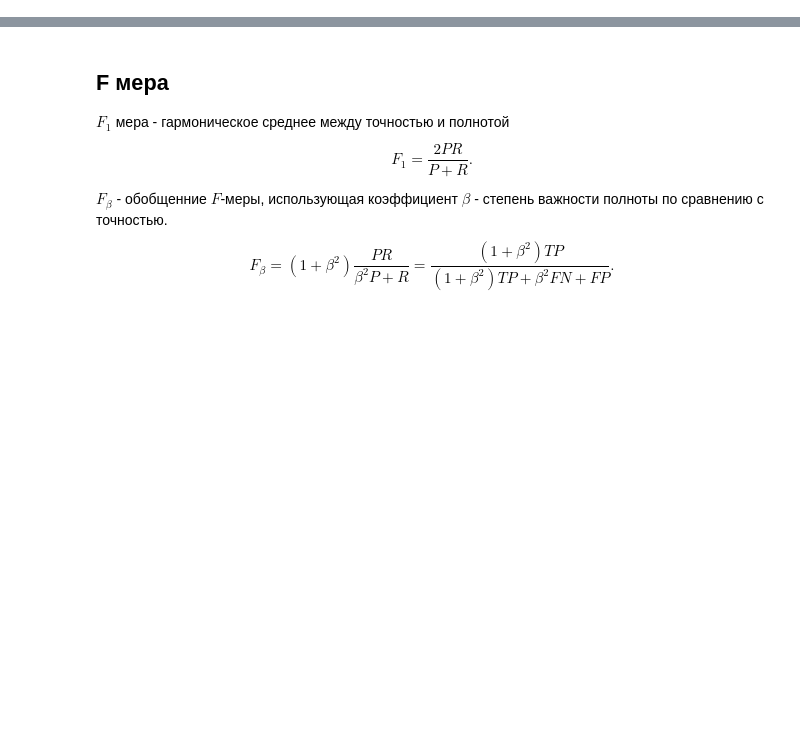
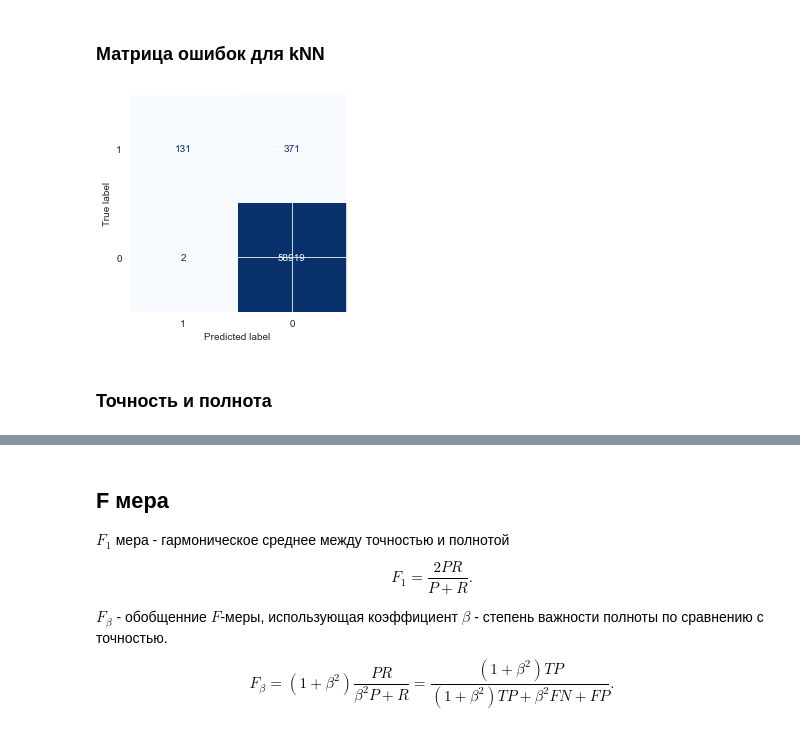
Before and after one commit to sdukshis/ml-intro, a Jupyter notebook: notebooks/Classification quality metrics.ipynb, the cells around one changed output, grey strips where cells are left out. Cells and saved outputs as stored; diff of their text form; code cells hidden in the pictures; blank space fills up the shorter version.

```diff
--- a/notebooks/Classification quality metrics.ipynb
+++ b/notebooks/Classification quality metrics.ipynb
@@ -155,0 +127,8 @@ kNN recall = 0.7576
+# %% [markdown]
+### Матрица ошибок для kNN
+# %%
+plot_confusion_matrix(knn, X_test, y_test, cmap=plt.cm.Blues, labels=[1, 0], colorbar=False);
+# %% [output]
+[figure, added]
+# %% [markdown]
+### Точность и полнота
```
Also changed, not shown: parts of 60 cells of this notebook, 3 other files.
